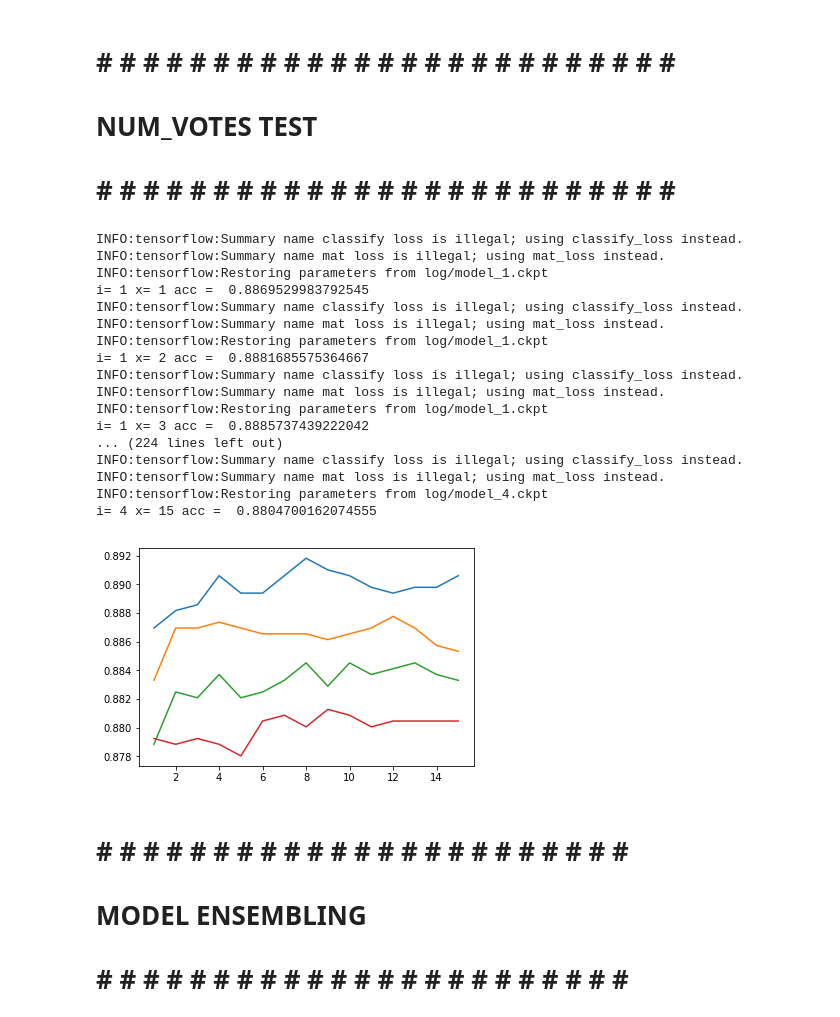
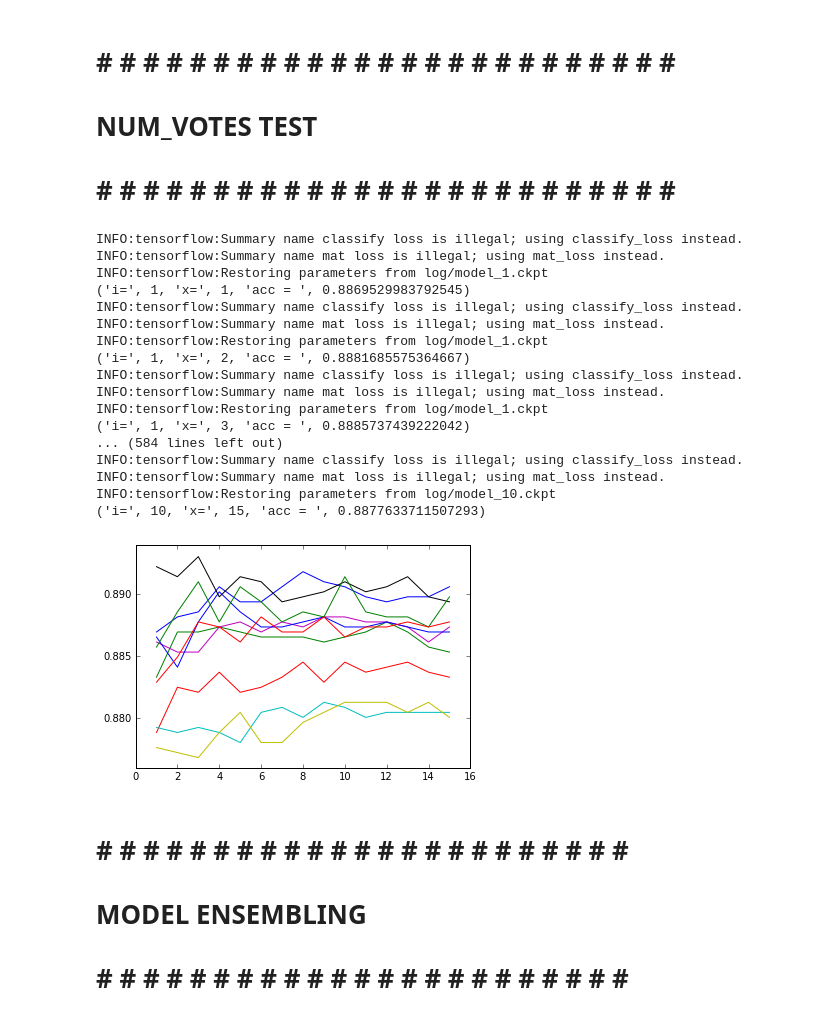
Before and after one commit to dkoguciuk/pointnet, a Jupyter notebook: evaluate_ens.ipynb, the cells around one changed output. Saved outputs shown, nothing was run; the diff lists cells and outputs as text; code cells hidden in the pictures.

```diff
--- a/evaluate_ens.ipynb
+++ b/evaluate_ens.ipynb
@@ -119,8 +119,8 @@ def eval_one_epoch(sess, ops, num_votes=1, topk=1, verbose=False):
                 batch_loss_sum += (loss_val * cur_batch_size / float(num_votes))
 
             # DANIEL
-            pred_vals.append(batch_pred_sum)
-            true_vals.append(current_label[start_idx:end_idx])
+            pred_vals.append(batch_pred_sum.copy())
+            true_vals.append(current_label[start_idx:end_idx].copy())
 
             # pred_val_topk = np.argsort(batch_pred_sum, axis=-1)[:,-1*np.array(range(topk))-1]
             # pred_val = np.argmax(batch_pred_classes, 1)
@@ -223,7 +223,8 @@ def evaluate(model_num, num_votes, verbose=False):
 # # # # # # # # # # # # # # # # # # # # # # # # # # #
 # %%
 NUM_VOTES = 15
-num_votes_accs = {i: [] for i in range(1,5)}
+RANGE_MODELS = range(1, 11)
+num_votes_accs = {i: [] for i in RANGE_MODELS}
 for i in num_votes_accs:
     for x in range(1, NUM_VOTES+1):
         _, acc, _, _, _ = evaluate(model_num=i, num_votes=x, verbose=False)
@@ -233,23 +234,22 @@ for i in num_votes_accs:
 INFO:tensorflow:Summary name classify loss is illegal; using classify_loss instead.
 INFO:tensorflow:Summary name mat loss is illegal; using mat_loss instead.
 INFO:tensorflow:Restoring parameters from log/model_1.ckpt
-i= 1 x= 1 acc =  0.8869529983792545
+('i=', 1, 'x=', 1, 'acc = ', 0.8869529983792545)
 INFO:tensorflow:Summary name classify loss is illegal; using classify_loss instead.
 INFO:tensorflow:Summary name mat loss is illegal; using mat_loss instead.
 INFO:tensorflow:Restoring parameters from log/model_1.ckpt
-i= 1 x= 2 acc =  0.8881685575364667
+('i=', 1, 'x=', 2, 'acc = ', 0.8881685575364667)
 INFO:tensorflow:Summary name classify loss is illegal; using classify_loss instead.
 INFO:tensorflow:Summary name mat loss is illegal; using mat_loss instead.
 INFO:tensorflow:Restoring parameters from log/model_1.ckpt
-i= 1 x= 3 acc =  0.8885737439222042
-... (224 lines left out)
+('i=', 1, 'x=', 3, 'acc = ', 0.8885737439222042)
+... (584 lines left out)
 INFO:tensorflow:Summary name classify loss is illegal; using classify_loss instead.
 INFO:tensorflow:Summary name mat loss is illegal; using mat_loss instead.
-INFO:tensorflow:Restoring parameters from log/model_4.ckpt
-i= 4 x= 15 acc =  0.8804700162074555
+INFO:tensorflow:Restoring parameters from log/model_10.ckpt
+('i=', 10, 'x=', 15, 'acc = ', 0.8877633711507293)
 # %%
-NUM_VOTES = 12
 for i in num_votes_accs:
     plt.plot(np.arange(1, 1+len(num_votes_accs[i])), num_votes_accs[i])
 # %% [output]
-[figure, old version]
+[figure, new version]
```
Also changed, not shown: parts of 4 cells of this notebook.
